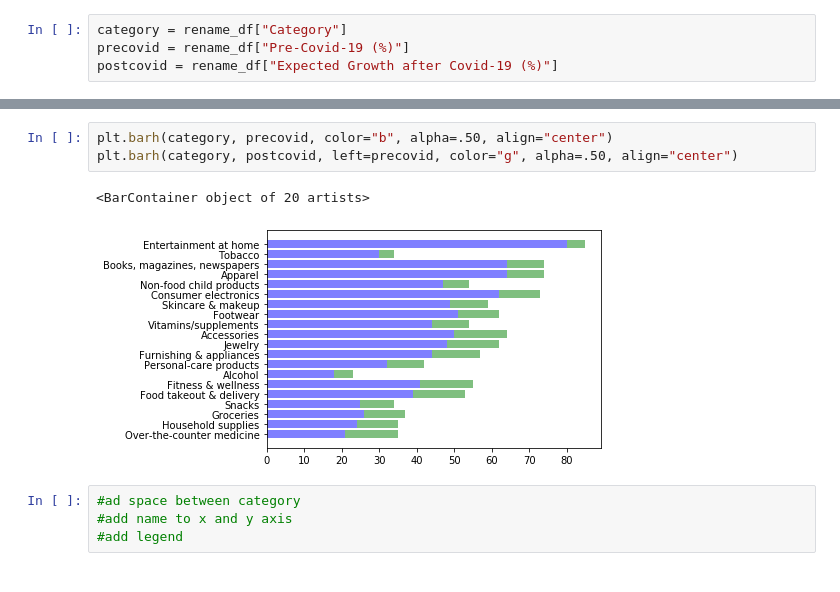
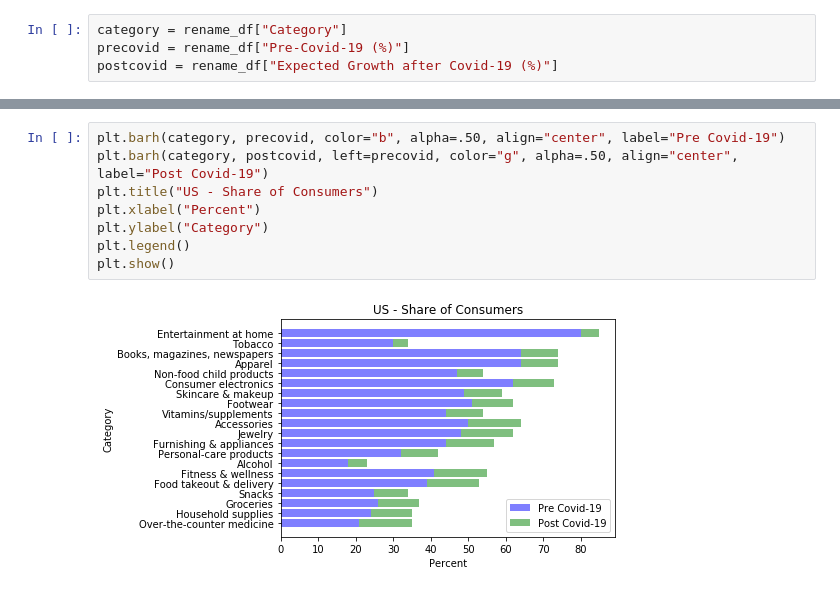
Before and after one commit to jeffhoffmanmba/Project1_eCommerce_Trends, a Jupyter notebook: pre_post_covid.ipynb, the cells around one changed output, grey strips where cells are left out. Saved outputs shown, nothing was run; the diff lists cells and outputs as text.

```diff
--- a/pre_post_covid.ipynb
+++ b/pre_post_covid.ipynb
@@ -72,10 +80,10 @@ plt.barh(category, postcovid, color="g", alpha=.50, align="center")
 # %%
-plt.barh(category, precovid, color="b", alpha=.50, align="center")
-plt.barh(category, postcovid, left=precovid, color="g", alpha=.50, align="center")
+plt.barh(category, precovid, color="b", alpha=.50, align="center", label="Pre Covid-19")
+plt.barh(category, postcovid, left=precovid, color="g", alpha=.50, align="center", label="Post Covid-19")
+plt.title("US - Share of Consumers")
+plt.xlabel("Percent")
+plt.ylabel("Category")
+plt.legend()
+plt.show()
 # %% [output]
-<BarContainer object of 20 artists>
-[figure, old version]
+[figure, new version]
-# %%
-#ad space between category
-#add name to x and y axis
-#add legend
```
Also changed, not shown: parts of 4 cells of this notebook, 2 other files.
